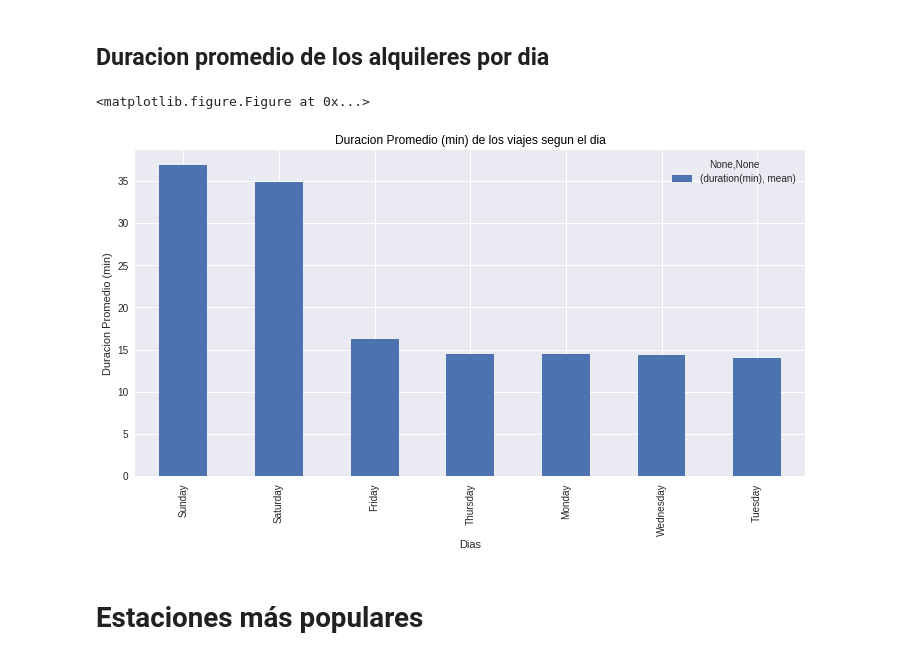
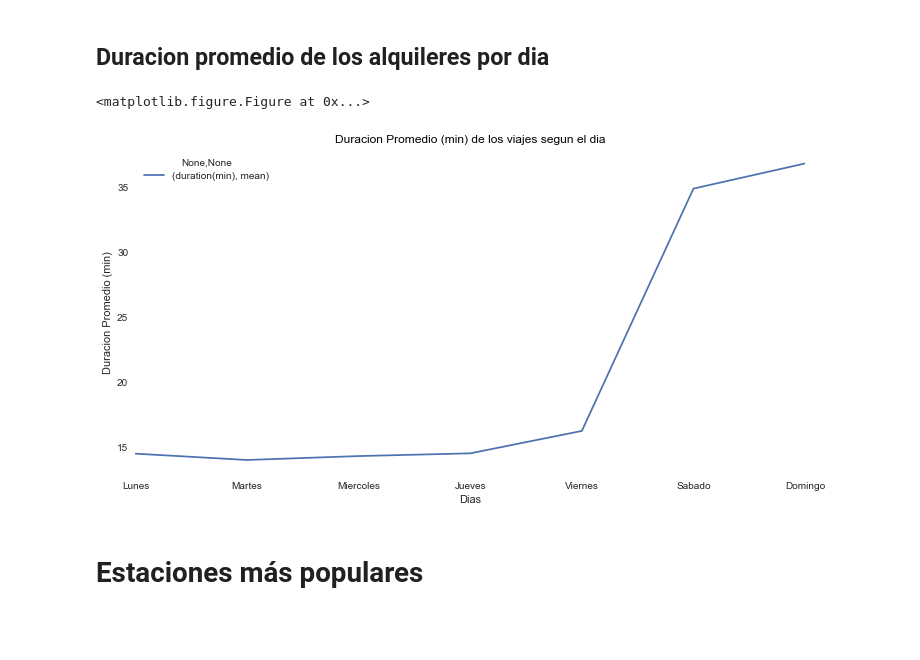
Before and after one commit to hernantain/Analisis-San-Francisco, a Jupyter notebook: analisis.ipynb, the cells around one changed output. Saved outputs shown, nothing was run; the diff lists cells and outputs as text; code cells hidden in the pictures; blank space fills up the shorter version.

```diff
--- a/analisis.ipynb
+++ b/analisis.ipynb
@@ -279,7 +309,7 @@ plt.show()
 # %%
 dif_day_trips = final[['duration(min)','date']]
 # %%
-dif_day_trips['weekday'] = dif_day_trips['date'].apply(lambda x: x.strftime("%A"))
+dif_day_trips['weekday'] = dif_day_trips['date'].apply(lambda x: x.weekday())
 # %%
 dif_day_trips = dif_day_trips[['duration(min)','weekday']]
 # %%
@@ -316,14 +349,16 @@ plt.show()
 ## Duracion promedio de los alquileres por dia
 # %%
 f = plt.figure()
-ax = dif_day_trips_avg.sort_values(('duration(min)','mean'),ascending=False).plot(kind='bar',figsize=(12,6))
+ax = dif_day_trips_avg.plot(kind='line',figsize=(12,6))
 plt.title('Duracion Promedio (min) de los viajes segun el dia', color='black')
+ax.set_xticklabels(['Lunes','Martes','Miercoles','Jueves','Viernes','Sabado','Domingo'])
+ax.set_facecolor('white')
 ax.set_ylabel('Duracion Promedio (min)');
 ax.set_xlabel('Dias');
 plt.show()
 # %% [output]
 <matplotlib.figure.Figure at 0x...>
-[figure, old version]
+[figure, new version]
 # %% [markdown]
 # Estaciones más populares
 # %%
```
Also changed, not shown: parts of 13 cells of this notebook.
